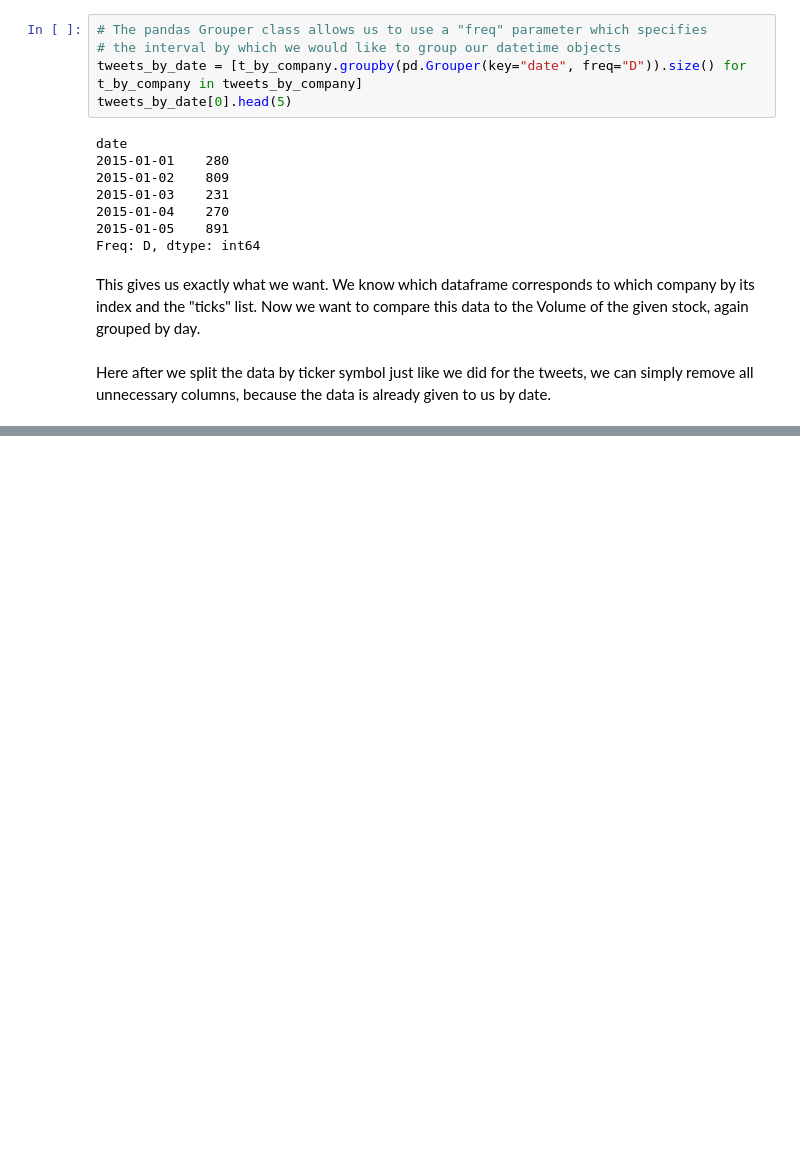
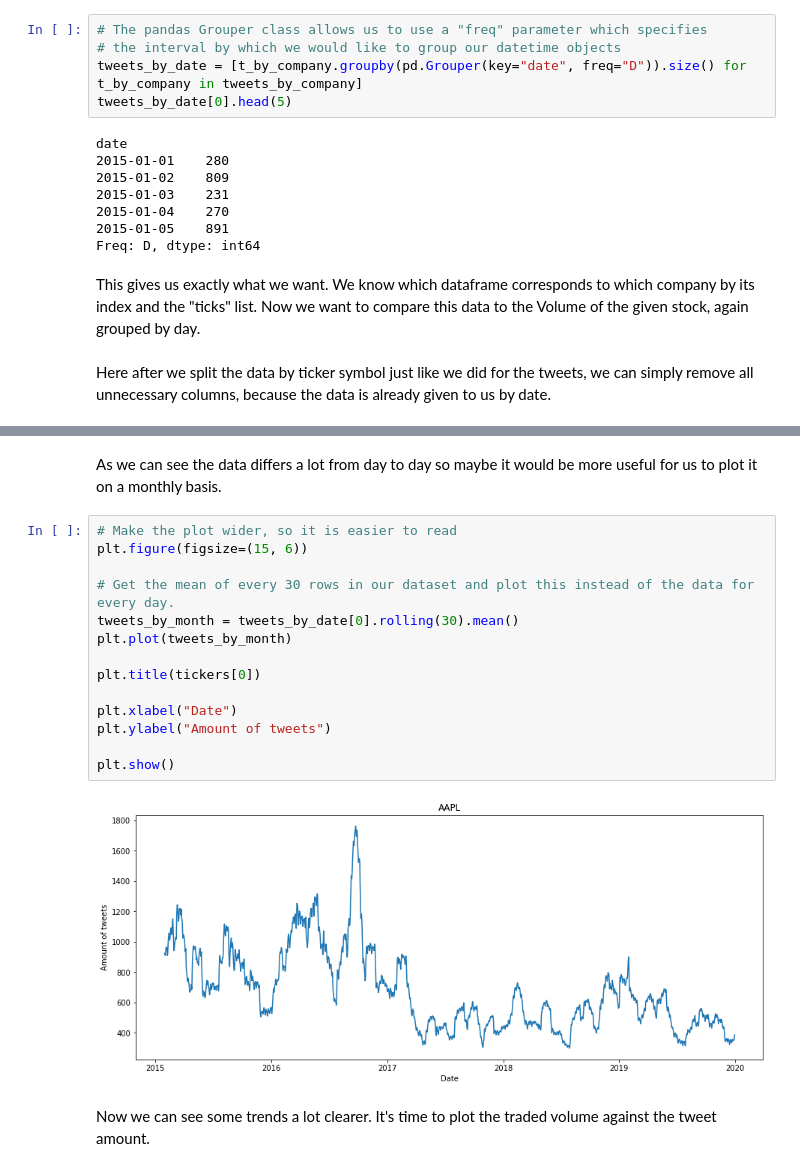
Before and after one commit to Kaloyan-Dimitrov/softuni-data-science-final-project, a Jupyter notebook: Tweets and a company's market value.ipynb, the cells around one changed output, grey strips where cells are left out. Cells and saved outputs as stored; diff of their text form; blank space fills up the shorter version.

```diff
--- a/Tweets and a company's market value.ipynb
+++ b/Tweets and a company's market value.ipynb
@@ -468,0 +487,20 @@ stocks_by_company[0]
+# %% [markdown]
+As we can see the data differs a lot from day to day so maybe it would be more useful for us to plot it on a monthly basis.
+# %%
+# Make the plot wider, so it is easier to read
+plt.figure(figsize=(15, 6))
+
+# Get the mean of every 30 rows in our dataset and plot this instead of the data for every day.
+tweets_by_month = tweets_by_date[0].rolling(30).mean()
+plt.plot(tweets_by_month)
+
+plt.title(tickers[0])
+
+plt.xlabel("Date")
+plt.ylabel("Amount of tweets")
+
+plt.show()
+# %% [output]
+[figure, added]
+# %% [markdown]
+Now we can see some trends a lot clearer. It's time to plot the traded volume against the tweet amount.
```
Also changed, not shown: parts of 25 cells of this notebook.
